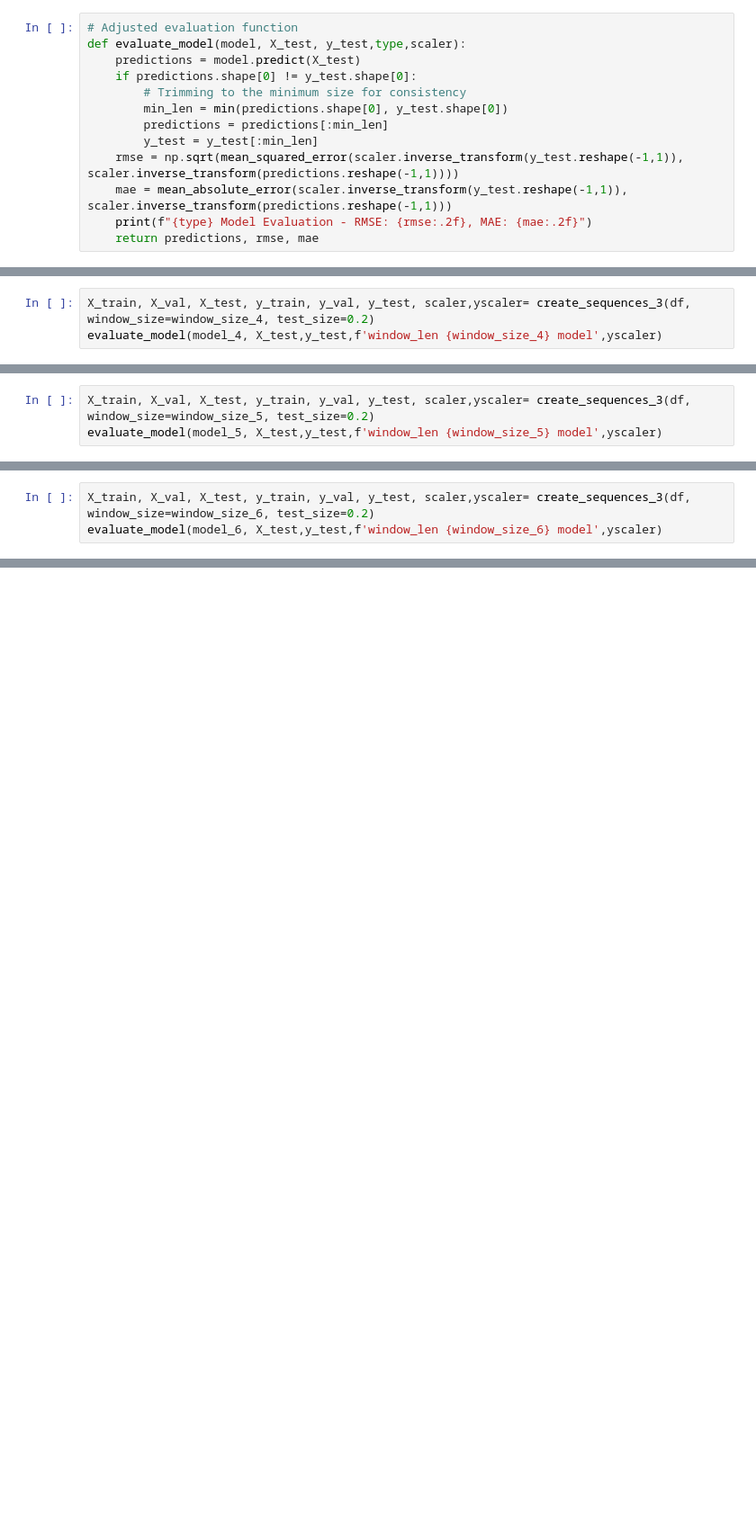
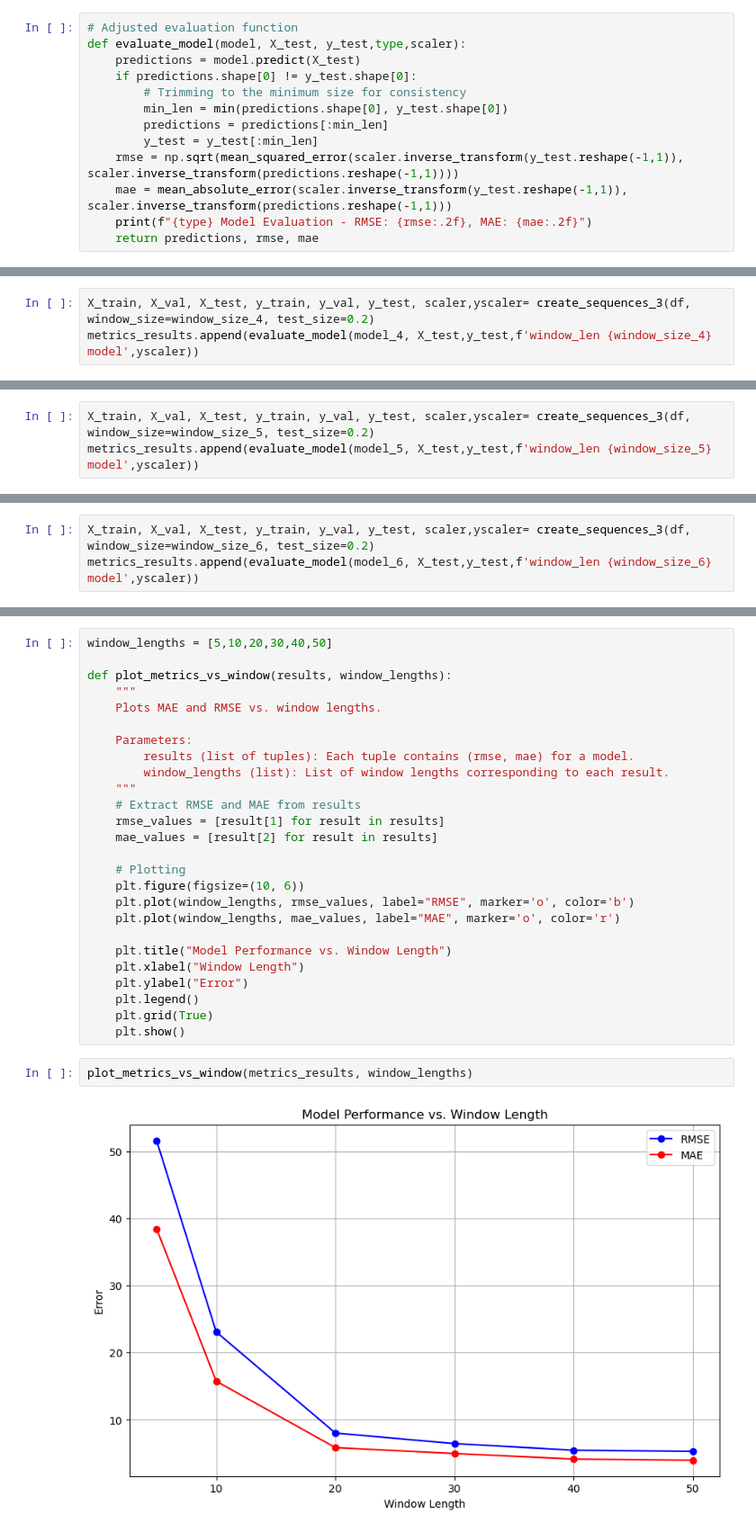
Before and after one commit to pxndey/engine_RUL, a Jupyter notebook: engine_rul_v19.ipynb, the cells around one changed output, grey strips where cells are left out. Shown at 90% size. Saved outputs shown, nothing was run; the diff lists cells and outputs as text; blank space fills up the shorter version.

```diff
--- a/engine_rul_v19.ipynb
+++ b/engine_rul_v19.ipynb
@@ -446,4 +434,4 @@ window_len 20 model Model Evaluation - RMSE: 9.00, MAE: 6.67
 # %%
 X_train, X_val, X_test, y_train, y_val, y_test, scaler,yscaler= create_sequences_3(df, window_size=window_size_4, test_size=0.2)
-evaluate_model(model_4, X_test,y_test,f'window_len {window_size_4} model',yscaler)
+metrics_results.append(evaluate_model(model_4, X_test,y_test,f'window_len {window_size_4} model',yscaler))
 # %% [output]
@@ -461,4 +439,4 @@ window_len 30 model Model Evaluation - RMSE: 6.96, MAE: 5.09
 # %%
 X_train, X_val, X_test, y_train, y_val, y_test, scaler,yscaler= create_sequences_3(df, window_size=window_size_5, test_size=0.2)
-evaluate_model(model_5, X_test,y_test,f'window_len {window_size_5} model',yscaler)
+metrics_results.append(evaluate_model(model_5, X_test,y_test,f'window_len {window_size_5} model',yscaler))
 # %% [output]
@@ -476,4 +444,4 @@ window_len 40 model Model Evaluation - RMSE: 5.59, MAE: 4.33
 # %%
 X_train, X_val, X_test, y_train, y_val, y_test, scaler,yscaler= create_sequences_3(df, window_size=window_size_6, test_size=0.2)
-evaluate_model(model_6, X_test,y_test,f'window_len {window_size_6} model',yscaler)
+metrics_results.append(evaluate_model(model_6, X_test,y_test,f'window_len {window_size_6} model',yscaler))
 # %% [output]
@@ -490,0 +449,30 @@ window_len 50 model Model Evaluation - RMSE: 5.86, MAE: 4.31
+# %%
+window_lengths = [5,10,20,30,40,50]
+
+def plot_metrics_vs_window(results, window_lengths):
+    """
+    Plots MAE and RMSE vs. window lengths.
+
+    Parameters:
+        results (list of tuples): Each tuple contains (rmse, mae) for a model.
+        window_lengths (list): List of window lengths corresponding to each result.
+    """
+    # Extract RMSE and MAE from results
+    rmse_values = [result[1] for result in results]
+    mae_values = [result[2] for result in results]
+
+    # Plotting
+    plt.figure(figsize=(10, 6))
+    plt.plot(window_lengths, rmse_values, label="RMSE", marker='o', color='b')
+    plt.plot(window_lengths, mae_values, label="MAE", marker='o', color='r')
+
+    plt.title("Model Performance vs. Window Length")
+    plt.xlabel("Window Length")
+    plt.ylabel("Error")
+    plt.legend()
+    plt.grid(True)
+    plt.show()
+# %%
+plot_metrics_vs_window(metrics_results, window_lengths)
+# %% [output]
+[figure, added]
```
Also changed, not shown: parts of 15 cells of this notebook, 3 other files.
